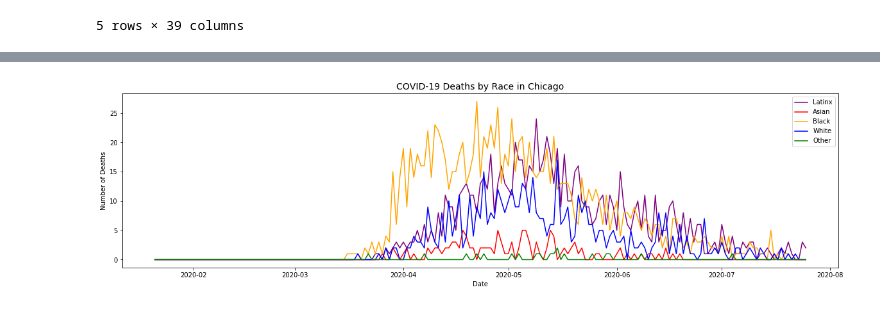
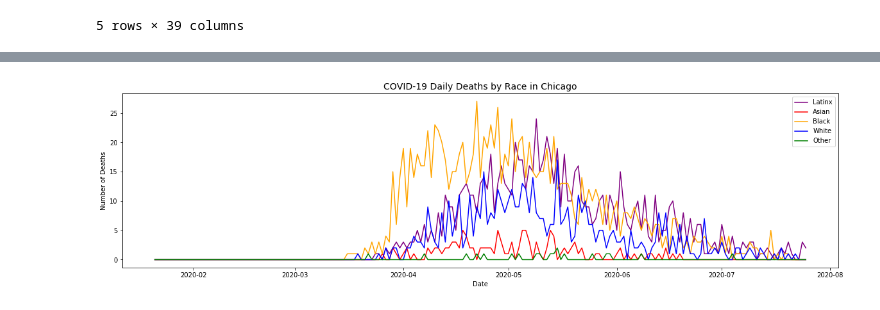
Before and after one commit to brankopoledic/covid-demo, a Jupyter notebook: rosa files/covid_chicago_JZ.ipynb, the cells around one changed output, grey strips where cells are left out. Saved outputs shown, nothing was run; the diff lists cells and outputs as text; code cells hidden in the pictures.

```diff
--- a/rosa files/covid_chicago_JZ.ipynb
+++ b/rosa files/covid_chicago_JZ.ipynb
@@ -168,16 +163,16 @@ death_by_race_df["lab_report_date"] = pd.to_datetime(death_by_race_df["lab_repor
 # %%
 # Generate line graph of deaths of different races over time
 plt.figure(figsize=(20,5))
 plt.plot(death_by_race_df["lab_report_date"], death_by_race_df["deaths_latinx"], color="purple", label = "Latinx")
 plt.plot(death_by_race_df["lab_report_date"], death_by_race_df["deaths_asian_non_latinx"], color="red", label = "Asian")
 plt.plot(death_by_race_df["lab_report_date"], death_by_race_df["deaths_black_non_latinx"], color="orange", label = "Black")
 plt.plot(death_by_race_df["lab_report_date"], death_by_race_df["deaths_white_non_latinx"], color="blue", label = "White")
 plt.plot(death_by_race_df["lab_report_date"], death_by_race_df["deaths_other_non_latinx"], color="green", label = "Other")
-plt.title("COVID-19 Deaths by Race in Chicago", fontsize = 14)
+plt.title("COVID-19 Daily Deaths by Race in Chicago", fontsize = 14)
 plt.xlabel("Date")
 plt.ylabel("Number of Deaths")
 plt.legend(loc="upper right")
 plt.savefig("Images/deaths_by_race_Chicago.png")
 plt.show()
 # %% [output]
-[figure, old version]
+[figure, new version]
```
Also changed, not shown: parts of 12 cells of this notebook, 7 other files.
